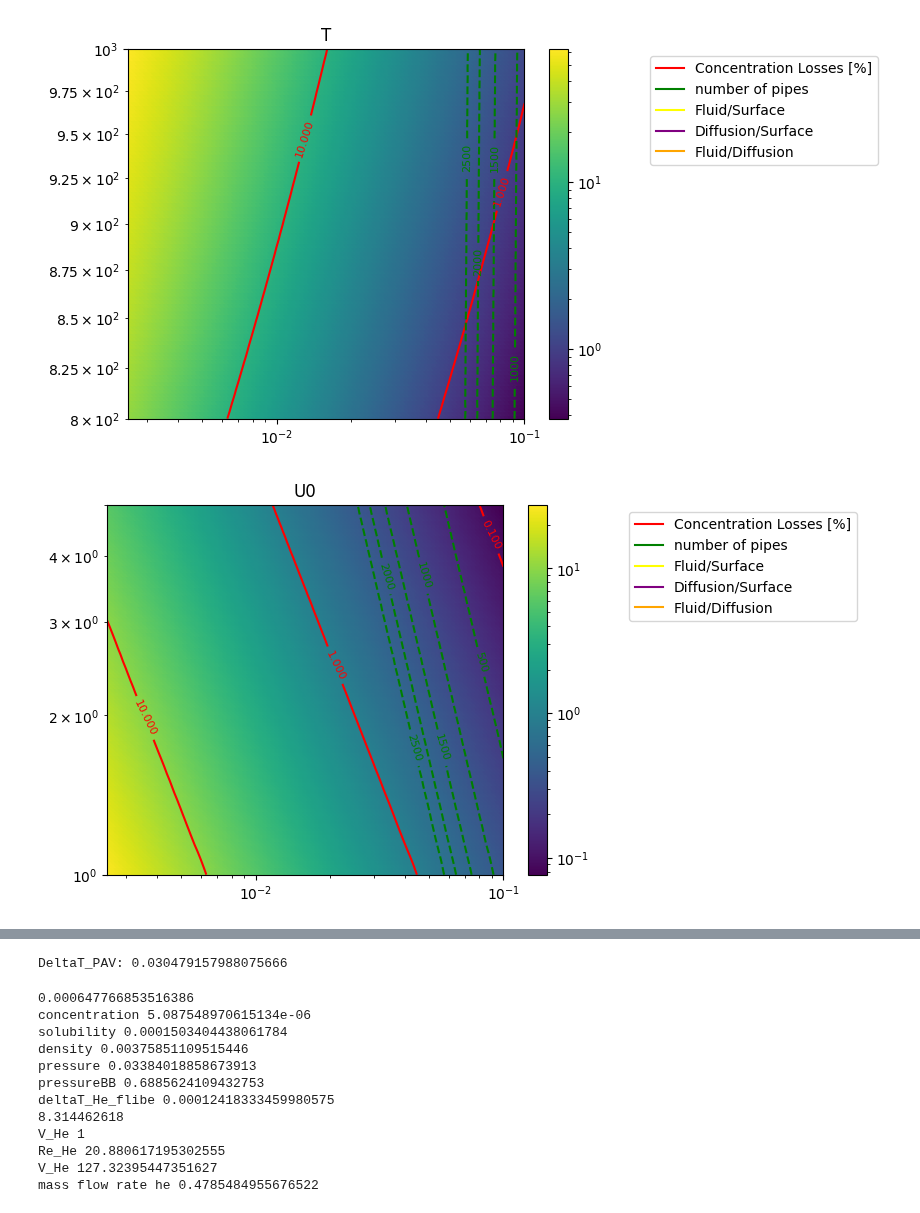
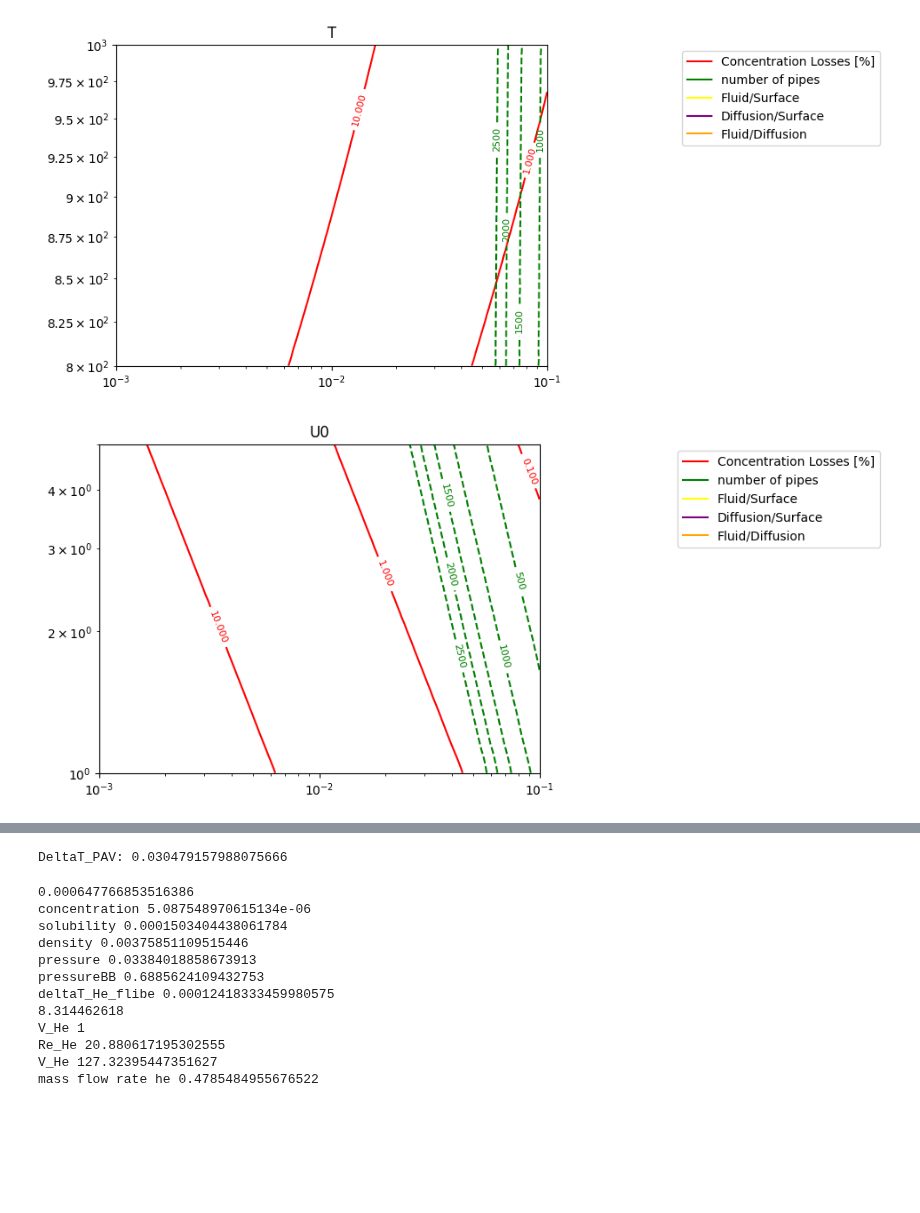
Before and after one commit to gabriele-ferrero/TRIOMA, a Jupyter notebook: PAV_extractor.ipynb, the cells around one changed output, grey strips where cells are left out. Drawn from its saved outputs; the diff is of its cells as text; code cells hidden in the pictures; blank space fills up the shorter version.

```diff
--- a/PAV_extractor.ipynb
+++ b/PAV_extractor.ipynb
@@ -20,12 +20,12 @@ from tools.component_tools import BreedingBlanket
 ##Define sweep vectors
 color_vector = ["red", "blue", "green", "yellow", "purple", "orange"]
 Numvec=30
-d_hyd_v=np.logspace(np.log10(2.5E-3),np.log10(10E-2),Numvec)
+d_hyd_v=np.logspace(np.log10(1E-3),np.log10(10E-2),Numvec)
 T_vec=np.linspace(800,1000,Numvec)
 U0_vec=np.linspace(1, 5,Numvec)
 str_v_vec=['T','U0','Solubility','c_in',"thick","K_S","D","k_d","k_r"]
 c_in_vec=np.logspace(-5,-3,Numvec)
-D_vec=np.logspace(-10,-8,Numvec)
+D_vec=np.logspace(np.log10(1E-8),np.log10(6E-8),Numvec)
 thick_vec=np.logspace(-3,-1,Numvec)
 K_S_vec=np.logspace(-4,-2,Numvec)
 k_d_vec=np.logspace(2,6,Numvec)
@@ -138,33 +138,38 @@ for j,vec in enumerate(v_vec):
         Z = griddata((d_hyd_v_res, var_vec), (1-res_vec)*100, (X, Y), method='cubic')
         ZL=griddata((d_hyd_v_res, var_vec), L_vec, (X, Y), method='cubic')
         Zn_pipes=griddata((d_hyd_v_res, var_vec), n_pipes_v, (X, Y), method='cubic')
         ZW=griddata((d_hyd_v_res, var_vec), W_v, (X, Y), method='cubic')
         ZH=griddata((d_hyd_v_res, var_vec), H_v, (X, Y), method='cubic')
         Zratio=griddata((d_hyd_v_res, var_vec), H_v/W_v, (X, Y), method='cubic')
-        scatter=plt.scatter(X,Y, c=Z ,norm=colors.LogNorm()) #,norm=colors.LogNorm()
+
+
         contour1=plt.contour(X, Y, Z, levels=[1E-4,1E-3,1E-2,1E-1,1,10],norm=LogNorm(),colors=color_vector[0])
         contour3=plt.contour(X, Y, Zn_pipes, levels=range(500,3000,500),colors=color_vector[2],linestyles='dashed')
         contour4=plt.contour(X, Y, ZH, levels=[0.1,0.2,10,20],colors=color_vector[3],linestyles='dotted')
         contour5=plt.contour(X, Y, ZW, levels=[0.1,0.2,10,20],colors=color_vector[4],linestyles='dotted')
         contour6=plt.contour(X, Y, Zratio, levels=[0.1,0.2,10,20],colors=color_vector[5],linestyles='dotted')
+        Z = np.ma.masked_where(Zn_pipes > 10000, Z)
+        Z = np.ma.masked_where(Z < 10, Z)
+        scatter=plt.scatter(X,Y, c=Z ,norm=colors.LogNorm()) #,norm=colors.LogNorm()
         plt.clabel(contour1, inline=True, fontsize=8)
         plt.clabel(contour3, inline=True, fontsize=8)
         plt.legend(handles=[ line1, line3], loc='upper right')
         plt.clabel(contour4, inline=True, fontsize=8)
         plt.clabel(contour5, inline=True, fontsize=8)
         plt.clabel(contour6, inline=True, fontsize=8)
         line1 = mlines.Line2D([], [], color=color_vector[0], markersize=15, label='Concentration Losses [%]')
         line3 = mlines.Line2D([], [], color=color_vector[2], markersize=15, label='number of pipes')
         line4 = mlines.Line2D([], [], color=color_vector[3], markersize=15, label='Fluid/Surface')
         line5 = mlines.Line2D([], [], color=color_vector[4], markersize=15, label='Diffusion/Surface')
         line6= mlines.Line2D([], [], color=color_vector[5], markersize=15, label='Fluid/Diffusion')
         plt.legend(handles=[ line1, line3,line4,line5,line6], bbox_to_anchor=(1.3, 1), loc='upper left')
+
         plt.show()
 sigma_boltz=5.67E-8
 SUP_pipes=(PAV.fluid.d_Hyd*+PAV.membrane.thick)*2*np.pi*L*n_pipes*N_HX
 deltaT_PAV=sigma_boltz*PAV.fluid.T**4*SUP_pipes/(PAV.fluid.cp*BB.m_coolant)
 
 print('DeltaT_PAV:',deltaT_PAV)
 # %% [output]
-[figure, old version]
+[figure, new version]
-[figure, old version]
+[figure, new version]
```
Also changed, not shown: parts of 2 cells of this notebook, 2 other files.
